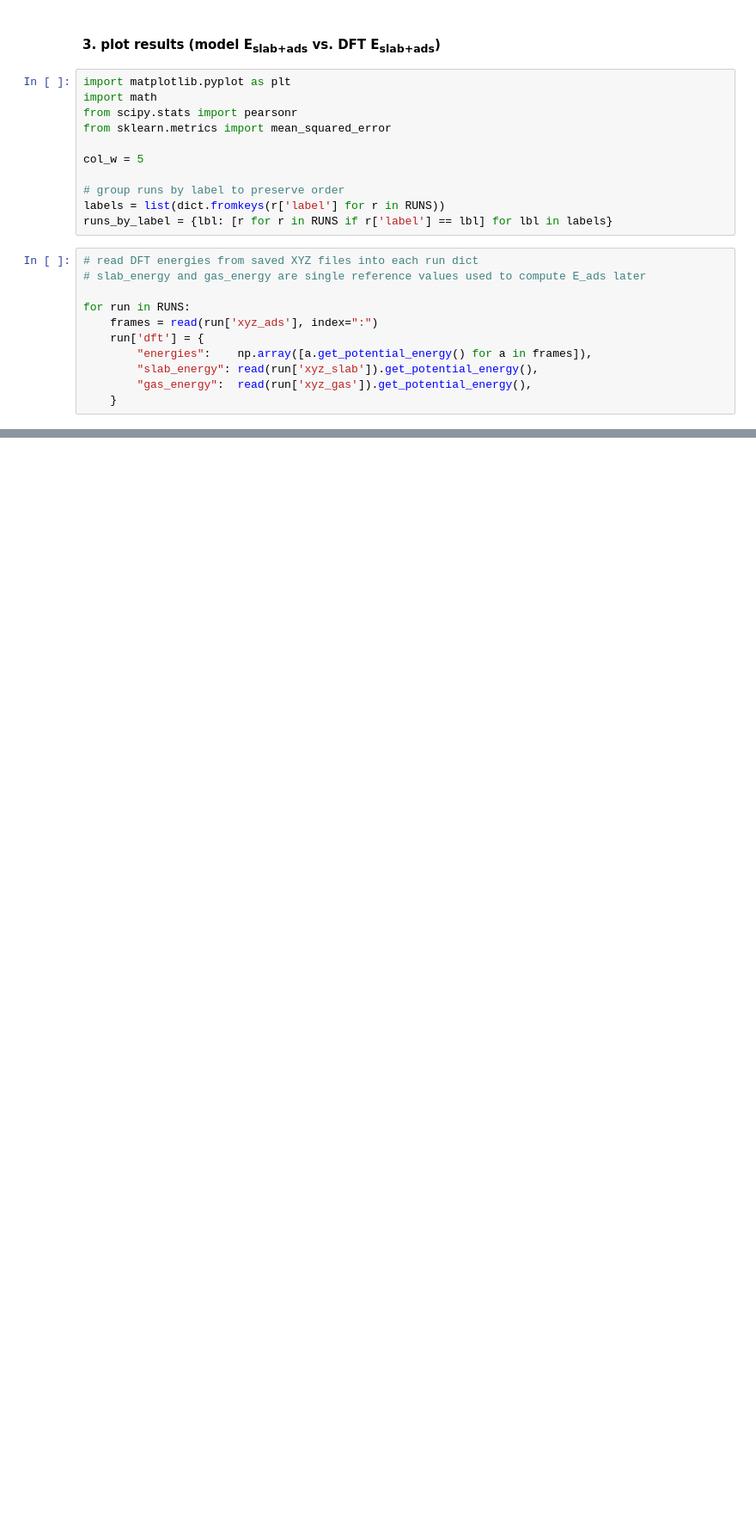
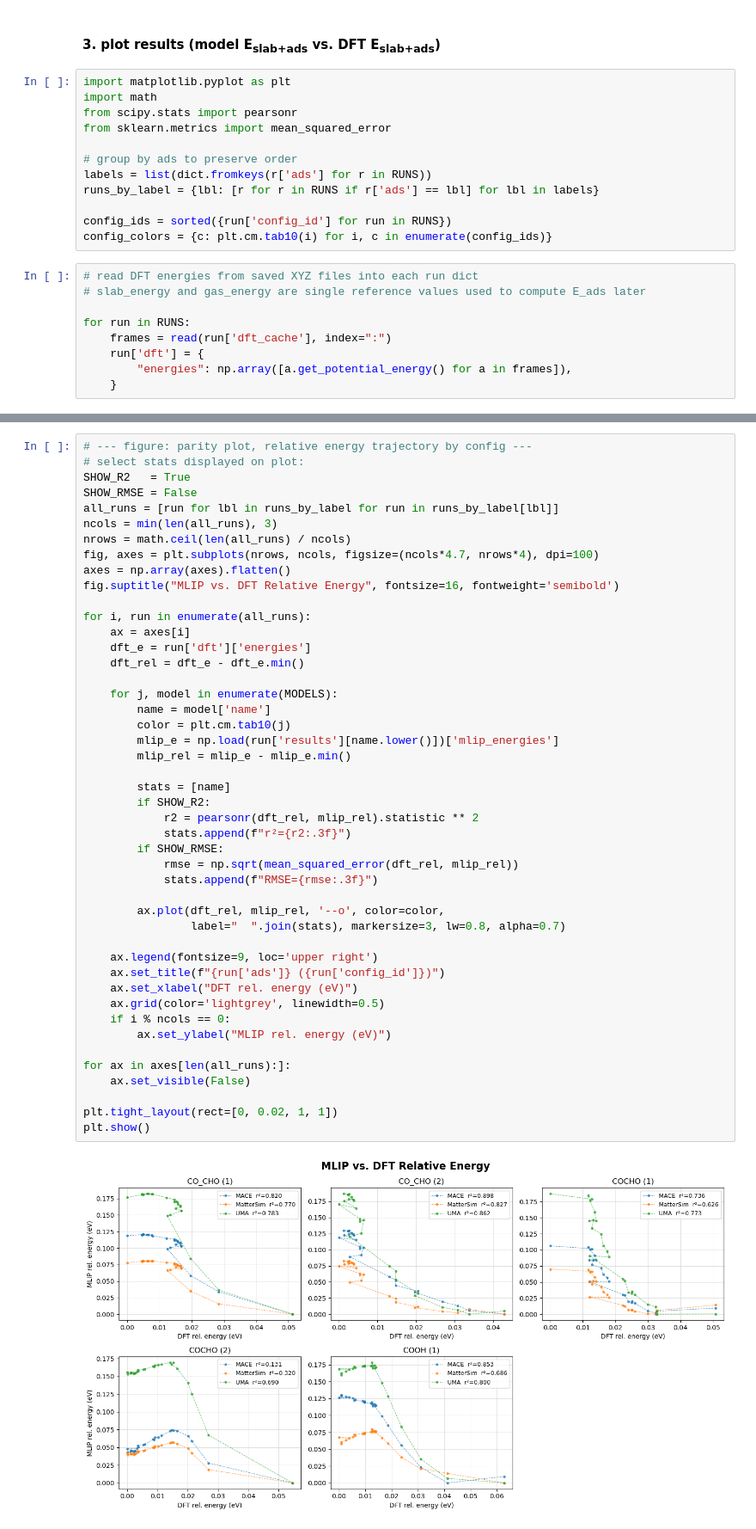
Before and after one commit to zbschwab/mlip-dft-comparison, a Jupyter notebook: mlip-dft-eval-singlepoint/singlepoint-eval-pipeline.ipynb, the cells around one changed output, grey strips where cells are left out. Shown at 86% size. Saved outputs shown, nothing was run; the diff lists cells and outputs as text; blank space fills up the shorter version.

Commit message:
updated plot to show relative energy convergence

```diff
--- a/mlip-dft-eval-singlepoint/singlepoint-eval-pipeline.ipynb
+++ b/mlip-dft-eval-singlepoint/singlepoint-eval-pipeline.ipynb
@@ -230,19 +248,18 @@ import math
 from scipy.stats import pearsonr
 from sklearn.metrics import mean_squared_error
 
-col_w = 5
+# group by ads to preserve order
+labels = list(dict.fromkeys(r['ads'] for r in RUNS))
+runs_by_label = {lbl: [r for r in RUNS if r['ads'] == lbl] for lbl in labels}
 
-# group runs by label to preserve order
-labels = list(dict.fromkeys(r['label'] for r in RUNS))
-runs_by_label = {lbl: [r for r in RUNS if r['label'] == lbl] for lbl in labels}
+config_ids = sorted({run['config_id'] for run in RUNS})
+config_colors = {c: plt.cm.tab10(i) for i, c in enumerate(config_ids)}
 # %%
 # read DFT energies from saved XYZ files into each run dict
 # slab_energy and gas_energy are single reference values used to compute E_ads later
 
 for run in RUNS:
-    frames = read(run['xyz_ads'], index=":")
+    frames = read(run['dft_cache'], index=":")
     run['dft'] = {
-        "energies":    np.array([a.get_potential_energy() for a in frames]),
-        "slab_energy": read(run['xyz_slab']).get_potential_energy(),
-        "gas_energy":  read(run['xyz_gas']).get_potential_energy(),
+        "energies": np.array([a.get_potential_energy() for a in frames]),
     }
@@ -575,0 +266,48 @@ plt.show()
+# %%
+# --- figure: parity plot, relative energy trajectory by config ---
+# select stats displayed on plot:
+SHOW_R2   = True
+SHOW_RMSE = False
+all_runs = [run for lbl in runs_by_label for run in runs_by_label[lbl]]
+ncols = min(len(all_runs), 3)
+nrows = math.ceil(len(all_runs) / ncols)
+fig, axes = plt.subplots(nrows, ncols, figsize=(ncols*4.7, nrows*4), dpi=100)
+axes = np.array(axes).flatten()
+fig.suptitle("MLIP vs. DFT Relative Energy", fontsize=16, fontweight='semibold')
+
+for i, run in enumerate(all_runs):
+    ax = axes[i]
+    dft_e = run['dft']['energies']
+    dft_rel = dft_e - dft_e.min()
+
+    for j, model in enumerate(MODELS):
+        name = model['name']
+        color = plt.cm.tab10(j)
+        mlip_e = np.load(run['results'][name.lower()])['mlip_energies']
+        mlip_rel = mlip_e - mlip_e.min()
+
+        stats = [name]
+        if SHOW_R2:
+            r2 = pearsonr(dft_rel, mlip_rel).statistic ** 2
+            stats.append(f"r²={r2:.3f}")
+        if SHOW_RMSE:
+            rmse = np.sqrt(mean_squared_error(dft_rel, mlip_rel))
+            stats.append(f"RMSE={rmse:.3f}")
+
+        ax.plot(dft_rel, mlip_rel, '--o', color=color,
+                label="  ".join(stats), markersize=3, lw=0.8, alpha=0.7)
+
+    ax.legend(fontsize=9, loc='upper right')
+    ax.set_title(f"{run['ads']} ({run['config_id']})")
+    ax.set_xlabel("DFT rel. energy (eV)")
+    ax.grid(color='lightgrey', linewidth=0.5)
+    if i % ncols == 0:
+        ax.set_ylabel("MLIP rel. energy (eV)")
+
+for ax in axes[len(all_runs):]:
+    ax.set_visible(False)
+
+plt.tight_layout(rect=[0, 0.02, 1, 1])
+plt.show()
+# %% [output]
+[figure, added]
```
Also changed, not shown: parts of 13 cells of this notebook.
